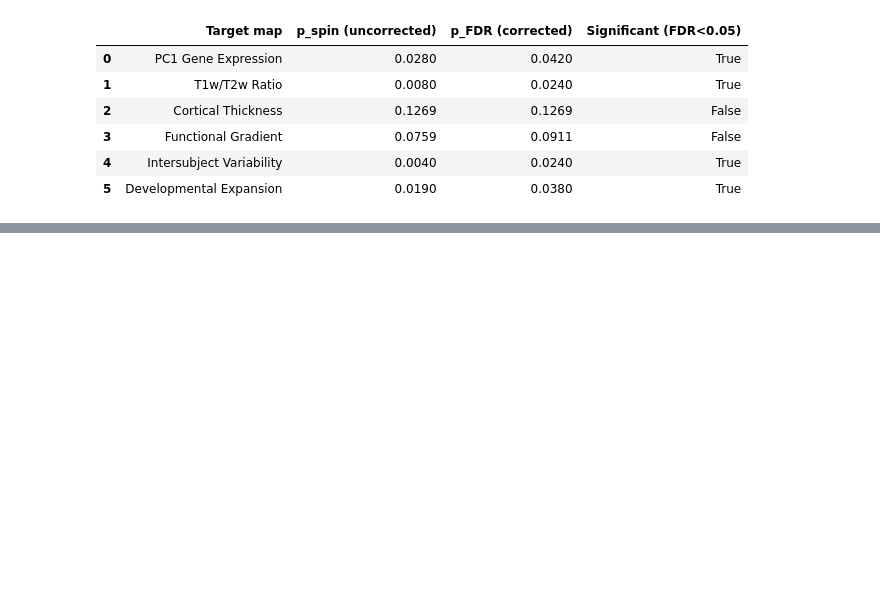
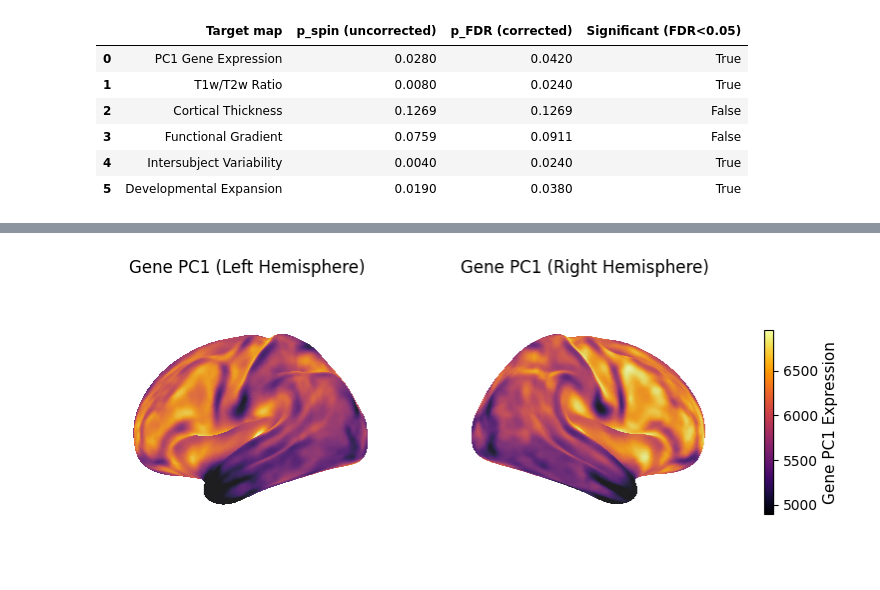
Before and after one commit to kesouder/dsc-neuroImages, a Jupyter notebook: project1.ipynb, the cells around one changed output, grey strips where cells are left out. Drawn from its saved outputs; the diff is of its cells as text; code cells hidden in the pictures; blank space fills up the shorter version.

Commit message:
tested 3 brain maps vis

```diff
--- a/project1.ipynb
+++ b/project1.ipynb
@@ -1102,0 +1110,4 @@ Summary of results:
+# %%
+cbf = fetch_annotation(source='raichle', desc='cbf', space='fsLR',den='164k')
+cmr_02 = fetch_annotation(source='raichle', desc='cmr02', space='fsLR',den='164k')
+cmr_glc = fetch_annotation(source='raichle', desc='cmrglc', space='fsLR',den='164k')
@@ -1102,0 +1132,54 @@ Summary of results:
+# %%
+# fetch brain meshes of density 10k for plotting
+fsavg = fetch_atlas('fsLR', '164k')
+
+# load data from GIFTI files
+lh_data = load_data(cbf[0])
+rh_data = load_data(cbf[1])
+data_full = np.concatenate([lh_data, rh_data])
+
+# vmin, vmax = 5000, 6500   # adjust if needed for better contrast
+vmin, vmax = np.percentile(data_full[~np.isnan(data_full)], [10, 98])
+
+fig = plt.figure(figsize=(10, 4))
+ax1 = fig.add_subplot(1, 2, 1, projection='3d')
+ax2 = fig.add_subplot(1, 2, 2, projection='3d')
+
+plot_kwargs = dict(
+    cmap='inferno',
+    bg_on_data=True,
+    vmin=vmin, vmax=vmax,
+    colorbar=False
+)
+
+# left hemi
+plotting.plot_surf(
+    surf_mesh=fsavg['inflated'].L,
+    surf_map=lh_data,
+    hemi='left',
+    view='lateral',
+    axes=ax1,
+    title='Gene PC1 (Left Hemisphere)',
+    **plot_kwargs
+)
+
+# right hemi
+plotting.plot_surf(
+    surf_mesh=fsavg['inflated'].R,
+    surf_map=rh_data,
+    hemi='right',
+    view='lateral',
+    axes=ax2,
+    title='Gene PC1 (Right Hemisphere)',
+    **plot_kwargs
+)
+# colorbar for both plots
+sm = plt.cm.ScalarMappable(cmap='inferno')
+sm.set_clim(vmin, vmax)
+cbar = fig.colorbar(sm, ax=[ax1, ax2], shrink=0.6, location='right')
+cbar.set_label('Gene PC1 Expression', fontsize=11)
+# cbar.set_ticks([vmin, 0, vmax])
+
+plt.show()
+# %% [output]
+[figure, added]
```
Also changed, not shown: parts of 3 cells of this notebook, 1 other file.
